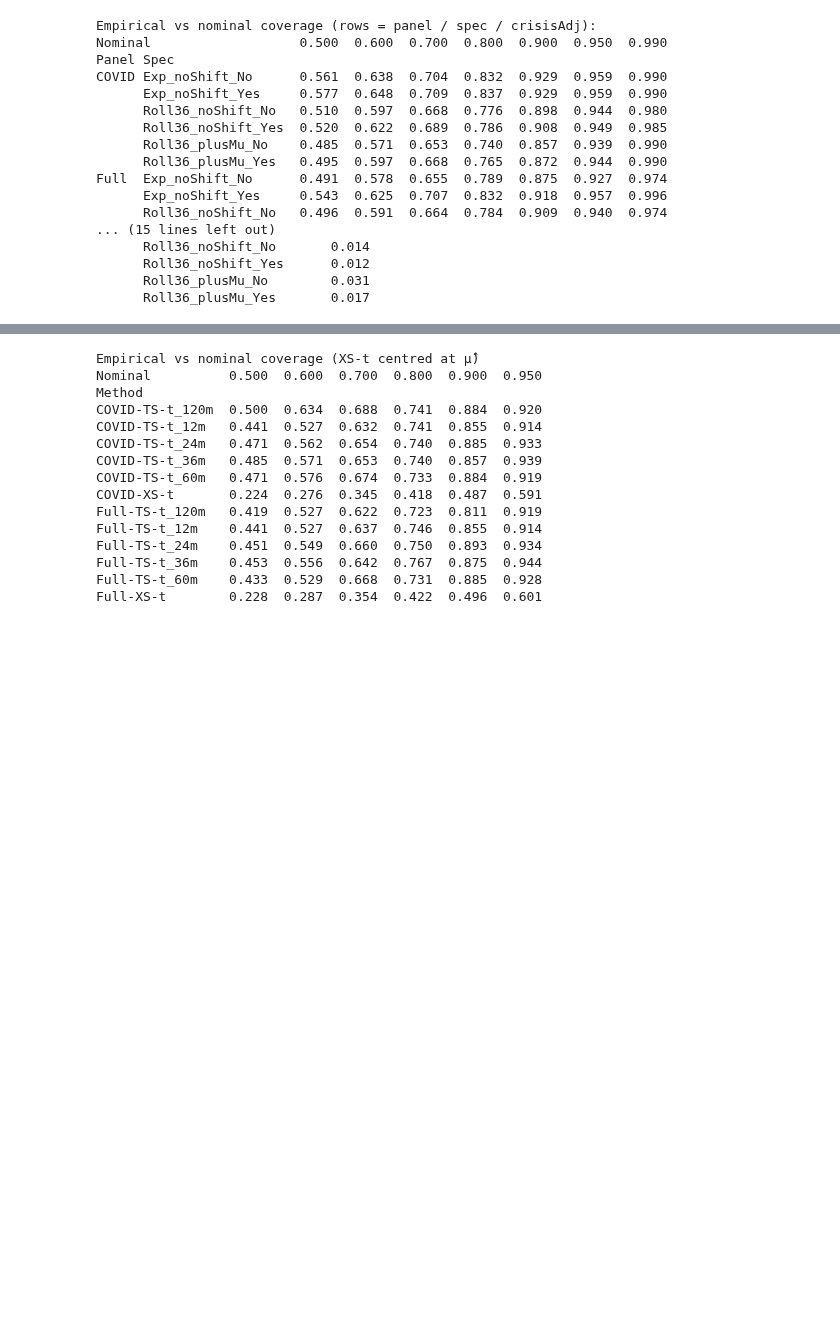
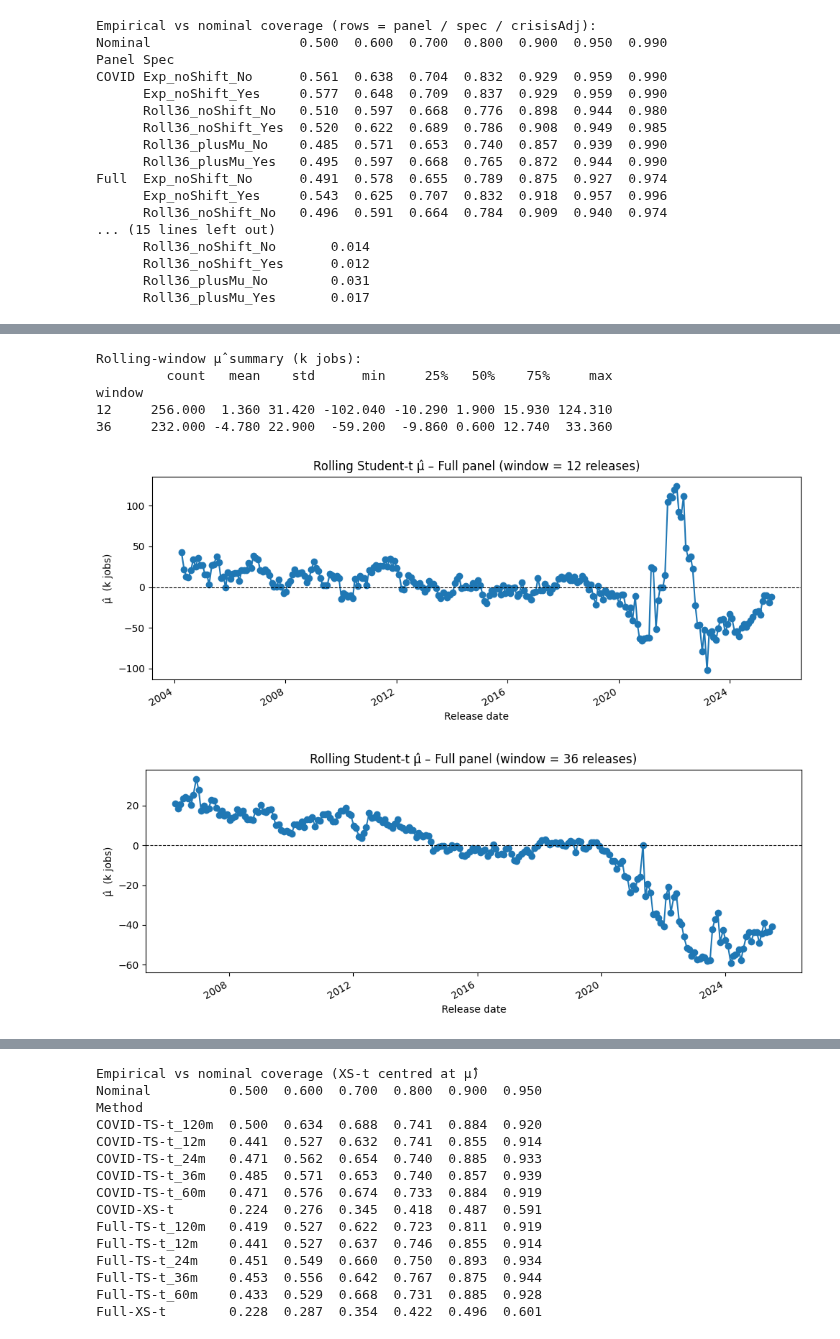
Before and after one commit to nicwjh/nfp-forecasting, a Jupyter notebook: notebooks/nfp_3_point.ipynb, the cells around one changed output, grey strips where cells are left out. Drawn from its saved outputs; the diff is of its cells as text; code cells hidden in the pictures; blank space fills up the shorter version.

```diff
--- a/notebooks/nfp_3_point.ipynb
+++ b/notebooks/nfp_3_point.ipynb
@@ -1764,0 +1707,60 @@ garch_summary = pd.DataFrame({
+# %%
+# -------------------------------------------------------------
+# μ̂ diagnostics – Full panel • rolling Student-t
+#           two independent figures (12- & 36-release windows)
+# -------------------------------------------------------------
+import numpy as np, pandas as pd, scipy.stats as st, warnings
+from tqdm.auto import tqdm
+import matplotlib.pyplot as plt
+
+warnings.filterwarnings("ignore")
+np.seterr(all="ignore")
+
+ROLL_WINS = [12, 36]               # ≈ 1-yr and 3-yr windows
+
+# ---------- build release-level error series ----------
+rel_df = (df_full
+          .groupby("release_date")
+          .agg(median_fc=("median_forecast", "median"),
+               actual    =("actual",          "first"))
+          .reset_index()
+          .sort_values("release_date"))
+rel_df["err"] = rel_df["median_fc"] - rel_df["actual"]
+rel_df = rel_df.dropna(subset=["actual"]).reset_index(drop=True)
+
+# ---------- rolling μ̂ and summary ----------
+mu_records = []
+for win in ROLL_WINS:
+    for i in tqdm(range(win, len(rel_df)),
+                  desc=f"Rolling μ̂ | window={win}", leave=False):
+        errs = rel_df.loc[i-win:i-1, "err"].values
+        _, mu_hat, _ = st.t.fit(errs)
+        mu_records.append({"window": win,
+                           "date"  : rel_df.at[i, "release_date"],
+                           "mu_hat": mu_hat})
+
+mu_df = pd.DataFrame(mu_records)
+
+print("\nRolling-window μ̂ summary (k jobs):")
+print(mu_df.groupby("window")["mu_hat"].describe().round(2))
+
+# ---------- separate figures ----------
+for win in ROLL_WINS:
+    sub = mu_df[mu_df["window"] == win]
+    plt.figure(figsize=(10, 4))
+    plt.plot(sub["date"], sub["mu_hat"], marker='o', color='#1f77b4')
+    plt.axhline(0, color='black', lw=0.8, ls='--')
+    plt.title(f"Rolling Student-t μ̂ – Full panel (window = {win} releases)")
+    plt.xlabel("Release date")
+    plt.ylabel("μ̂  (k jobs)")
+    plt.tight_layout()
+    plt.gcf().autofmt_xdate()
+    plt.show()
+# %% [output]
+Rolling-window μ̂ summary (k jobs):
+         count   mean    std      min     25%   50%    75%     max
+window
+12     256.000  1.360 31.420 -102.040 -10.290 1.900 15.930 124.310
+36     232.000 -4.780 22.900  -59.200  -9.860 0.600 12.740  33.360
+[figure, added]
+[figure, added]
```
Also changed, not shown: parts of 7 cells of this notebook.
